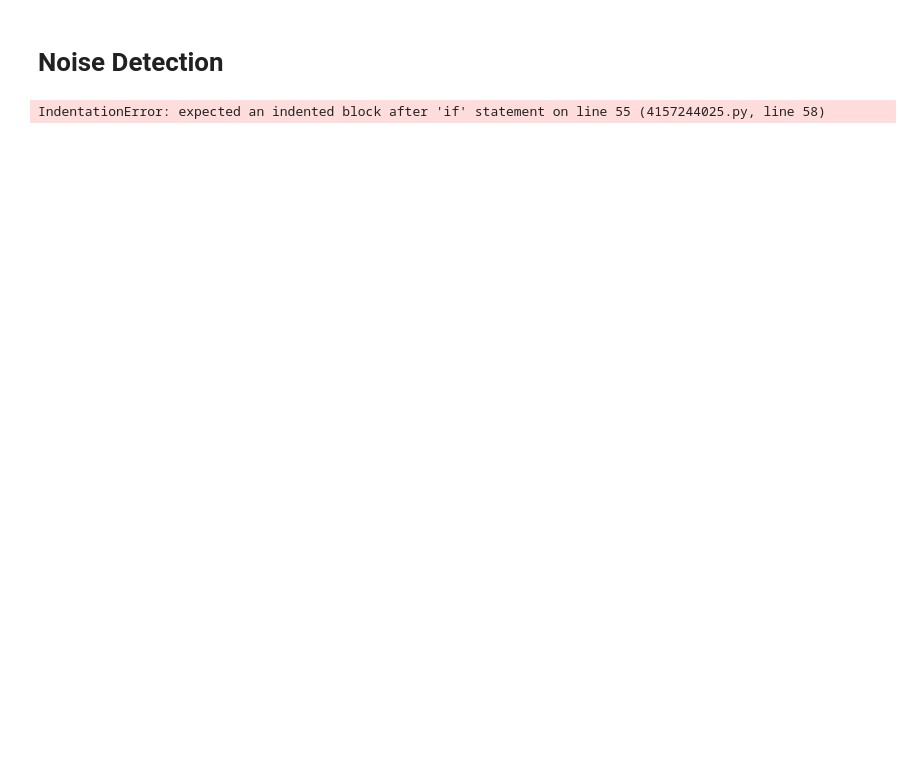
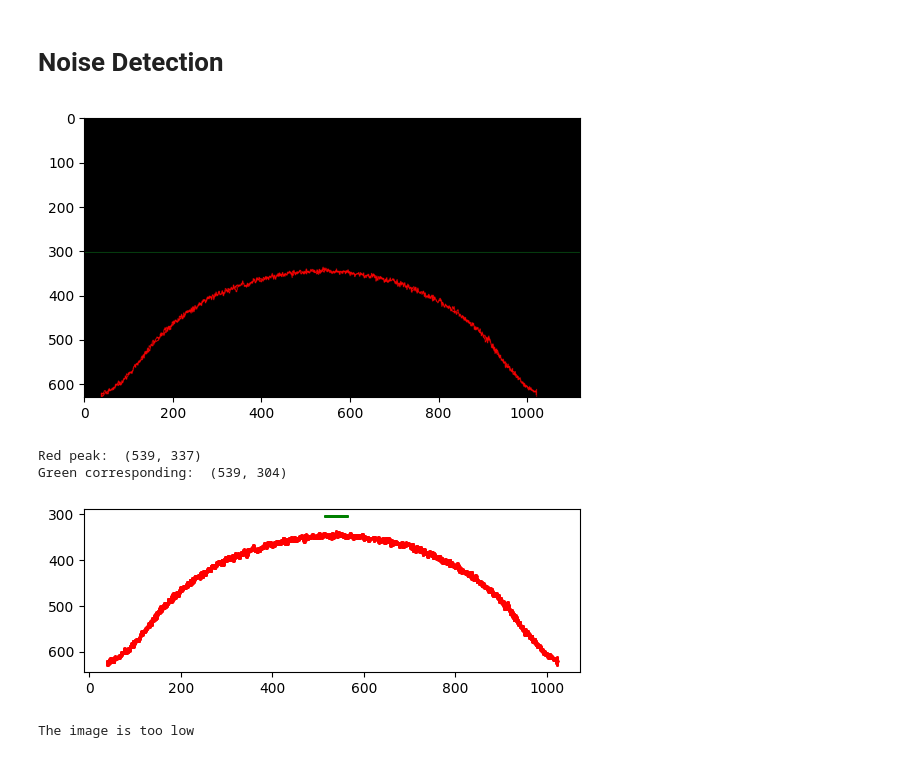
Before and after one commit to Ry3nG/LV5600-Automation, a Jupyter notebook: processing/Noise Classification.ipynb, the cells around one changed output. Cells and saved outputs as stored; diff of their text form; code cells hidden in the pictures; blank space fills up the shorter version.

```diff
--- a/processing/Noise Classification.ipynb
+++ b/processing/Noise Classification.ipynb
@@ -3,21 +8,16 @@
+# %%
+# define the directories
+dataset_dir = "E:\\M15_PoC\\Dataset\\Noise Dataset"
+just_saturated_dataset_dir = os.path.join(dataset_dir,"just_saturated")
+over_saturated_dataset_dir = os.path.join(dataset_dir,"over_saturated")
+under_saturated_dataset_dir = os.path.join(dataset_dir,"under_saturated")
+
+# pick a sample image
+# sample_image = os.path.join(just_saturated_dataset_dir,"just_saturated_0.bmp")
+# sample_image = os.path.join(over_saturated_dataset_dir,"over_saturated_light_level_1_0.bmp")
+# sample_image = os.path.join(over_saturated_dataset_dir,"test.bmp")
+sample_image = os.path.join(under_saturated_dataset_dir,"under_saturated_light_level_1_3.bmp")
 # %%
-import cv2
-import numpy as np
-import matplotlib.pyplot as plt
-import os
-
-# define the directories
-dataset_dir = "E:\\Noise Dataset"
-just_saturated_dataset_dir = os.path.join(dataset_dir,"just_saturated")
-over_saturated_dataset_dir = os.path.join(dataset_dir,"over_saturated")
-under_saturated_dataset_dir = os.path.join(dataset_dir,"under_saturated")
-
-# pick a sample image
-# sample_image = os.path.join(just_saturated_dataset_dir,"just_saturated_0.bmp")
-# sample_image = os.path.join(over_saturated_dataset_dir,"over_saturated_light_level_1_0.bmp")
-# sample_image = os.path.join(over_saturated_dataset_dir,"test.bmp")
-sample_image = os.path.join(under_saturated_dataset_dir,"under_saturated_light_level_1_0.bmp")
-
 # Read image
 img = cv2.imread(sample_image)
 img = cv2.cvtColor(img, cv2.COLOR_BGR2RGB)
@@ -82,31 +82,35 @@ if green_corresponding is not None:
     num_red_pixels_below = len([coord for coord in red_pixels_near_green if coord[1] > green_corresponding[1]])
 
 
     # calculate the ratio
     # add a small number to the denominator to avoid division by zero
     ratio = num_red_pixels_above / (num_red_pixels_below + 1e-10)
 
     # define the acceptable range for the ratio
     lower_bound = 0.7
     upper_bound = 1.3
 
 
     # classify the image
     if red_pixels_above_near and red_pixels_below_near:
             # classify the image
         if lower_bound <= ratio <= upper_bound:
             print("The image is just correct")
         elif ratio > upper_bound:
             print("The image is too high")
         elif ratio < lower_bound:
             print("The image is too low")
         else:
             print("The image does not meet any of the criteria")
     elif (red_pixels_above_near and not red_pixels_below_near) or (not red_pixels_near_green and red_pixels_above_far):
         print("The image is too high")
     elif (not red_pixels_above_near and red_pixels_below_near) or (not red_pixels_near_green and red_pixels_below_far):
         print("The image is too low")
     else:
         print("The image does not meet any of the criteria")
 # %% [output]
+[figure, added]
-IndentationError: expected an indented block after 'if' statement on line 55 (4157244025.py, line 58)
+Red peak:  (539, 337)
+Green corresponding:  (539, 304)
+[figure, added]
+The image is too low
```
Also changed, not shown: parts of 1 cell of this notebook, 4 other files.
